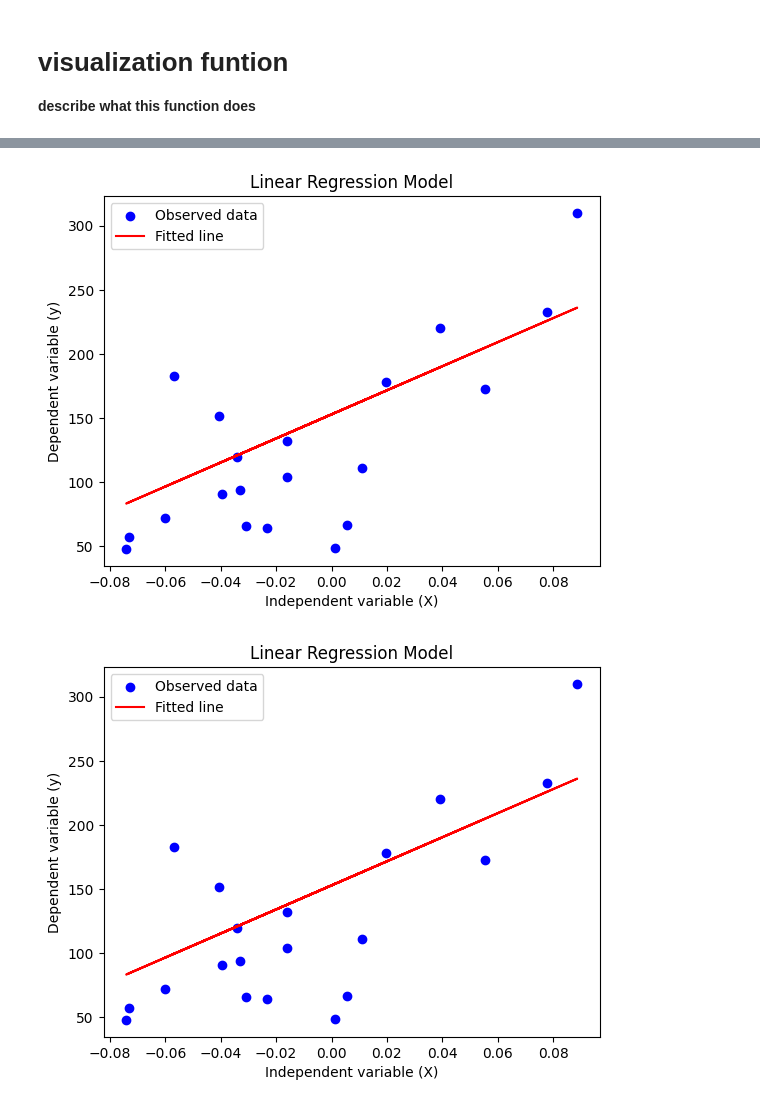
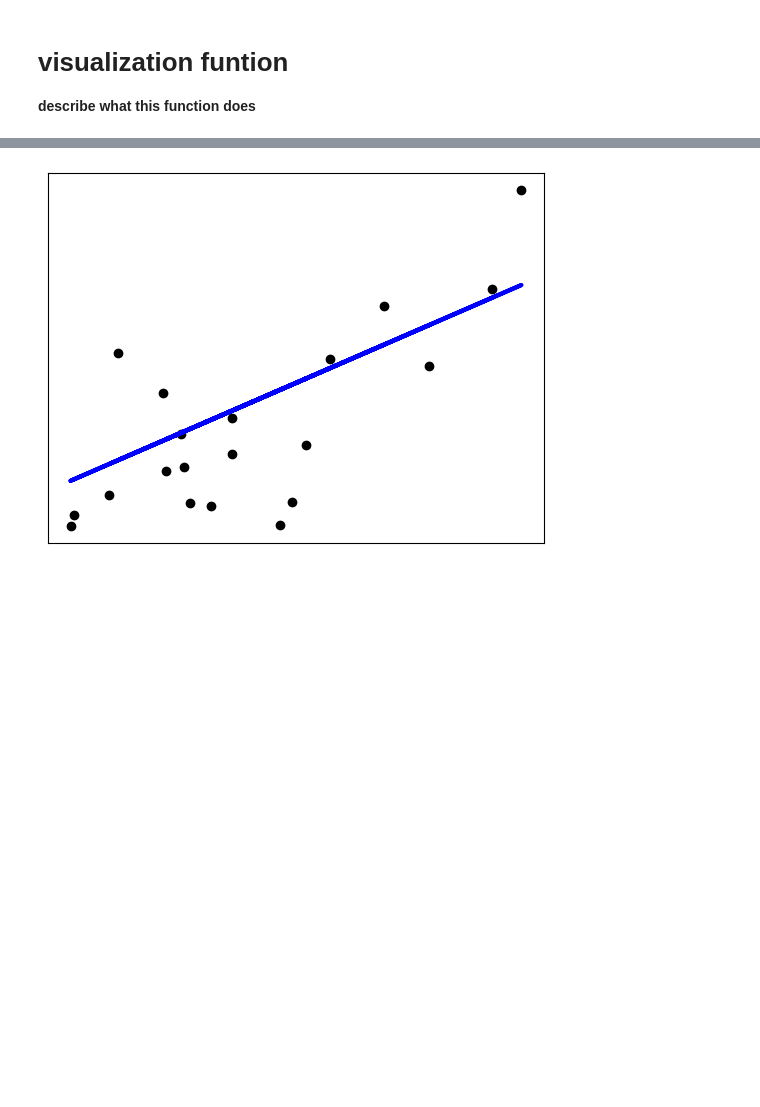
Before and after one commit to UBC-MDS/DSCI524_group_22, a Jupyter notebook: docs/example.ipynb, the cells around one changed output, grey strips where cells are left out. Saved outputs shown, nothing was run; the diff lists cells and outputs as text; code cells hidden in the pictures; blank space fills up the shorter version.

Commit message:
fix: example

```diff
--- a/docs/example.ipynb
+++ b/docs/example.ipynb
@@ -124,17 +139,11 @@ plot_1 = plot_lr(X, y, intercept, coef)
 # %%
-# example 2:
-
-# plot outputs from our package
-plot_lr(diabetes_X_test, diabetes_y_test, intercept, coef)
-
 # Plot outputs from sklearn
 plt.scatter(diabetes_X_test, diabetes_y_test, color="black")
 plt.plot(diabetes_X_test, diabetes_y_pred, color="blue", linewidth=3)
 
 plt.xticks(())
 plt.yticks(())
 
 plt.show()
 # %% [output]
-[figure, old version]
+[figure, new version]
-[figure, removed]
```
Also changed, not shown: parts of 9 cells of this notebook.
